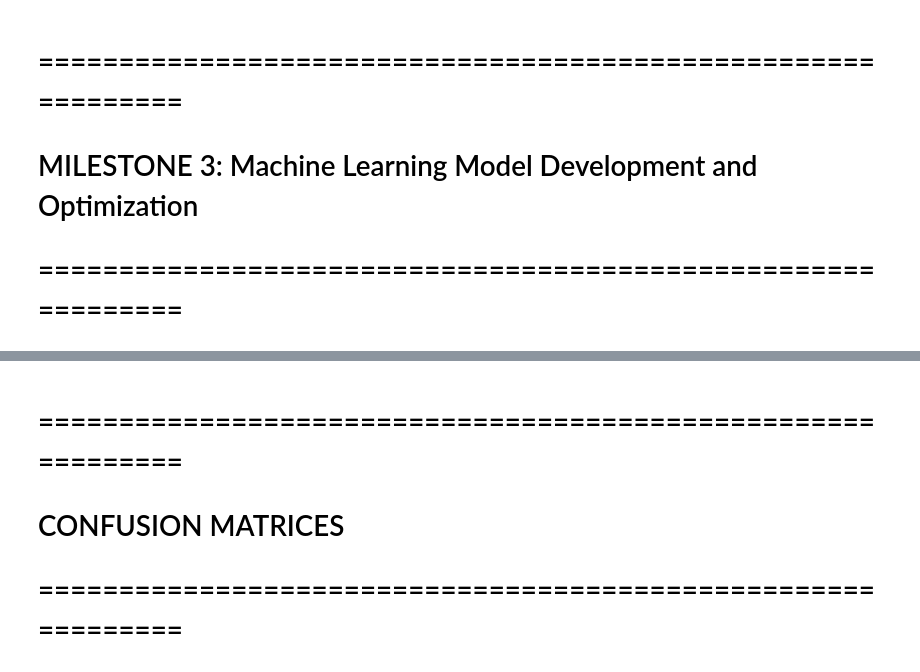
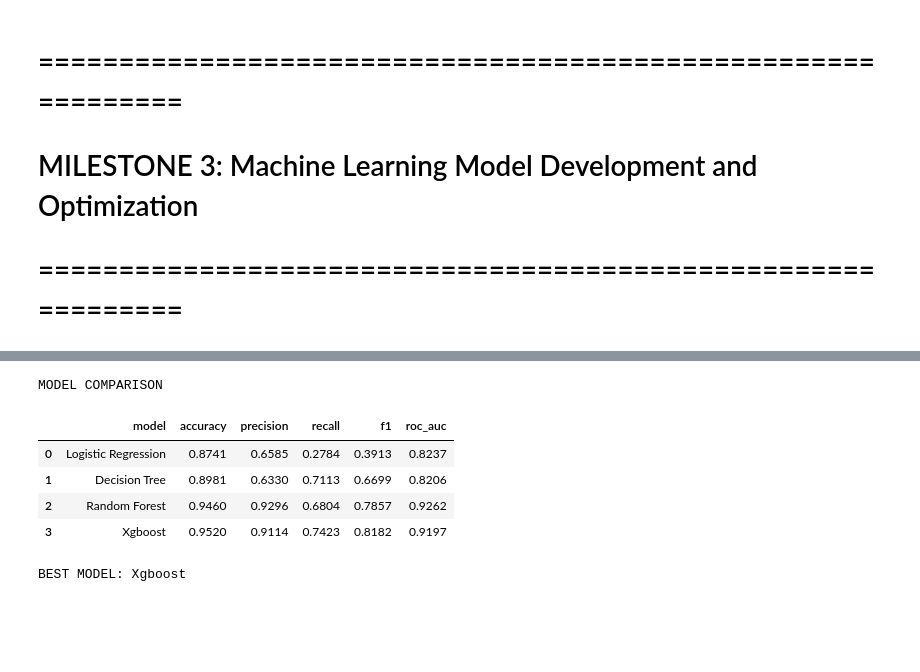
Before and after one commit to Reemsoliiman/customer-churn-prediction-analysis, a Jupyter notebook: notebooks/03_model_development.ipynb, the cells around one changed output, grey strips where cells are left out. Drawn from its saved outputs; the diff is of its cells as text; code cells hidden in the pictures; blank space fills up the shorter version.

```diff
--- a/notebooks/03_model_development.ipynb
+++ b/notebooks/03_model_development.ipynb
@@ -275,4 +4,0 @@ Decision Tree:
-# %% [markdown]
-# =============================================================
-# CONFUSION MATRICES
-# =============================================================
@@ -279 +22,34 @@ Decision Tree:
+# %%
+# Paths
+MODEL_DIR = Path("../models/trained_models")
+STATIC_VIZ = Path("../visualizations/static")
+INTER_VIZ = Path("../visualizations/interactive")
+STATIC_VIZ.mkdir(parents=True, exist_ok=True)
+INTER_VIZ.mkdir(parents=True, exist_ok=True)
+
+# Load results
+with open(MODEL_DIR / "evaluation_results.json") as f:
+    data = json.load(f)
+
+results = data["all_results"]
+best_model = data["best_model"]
+
+# Convert to DataFrame
+metrics_df = pd.DataFrame([
+    {k: v for k, v in r.items() if k not in ["y_true", "y_pred", "y_prob"]}
+    for r in results
+])
+metrics_df = metrics_df.round(4)
+print("MODEL COMPARISON")
+display(metrics_df)
+
+print(f"\nBEST MODEL: {best_model}")
+# %% [output]
+MODEL COMPARISON
+|  | model | accuracy | precision | recall | f1 | roc_auc |
+| 0 | Logistic Regression | 0.8741 | 0.6585 | 0.2784 | 0.3913 | 0.8237 |
+| 1 | Decision Tree | 0.8981 | 0.6330 | 0.7113 | 0.6699 | 0.8206 |
+| 2 | Random Forest | 0.9460 | 0.9296 | 0.6804 | 0.7857 | 0.9262 |
+| 3 | Xgboost | 0.9520 | 0.9114 | 0.7423 | 0.8182 | 0.9197 |
+BEST MODEL: Xgboost
 # %%
```
Also changed, not shown: parts of 36 cells of this notebook, 14 other files.
